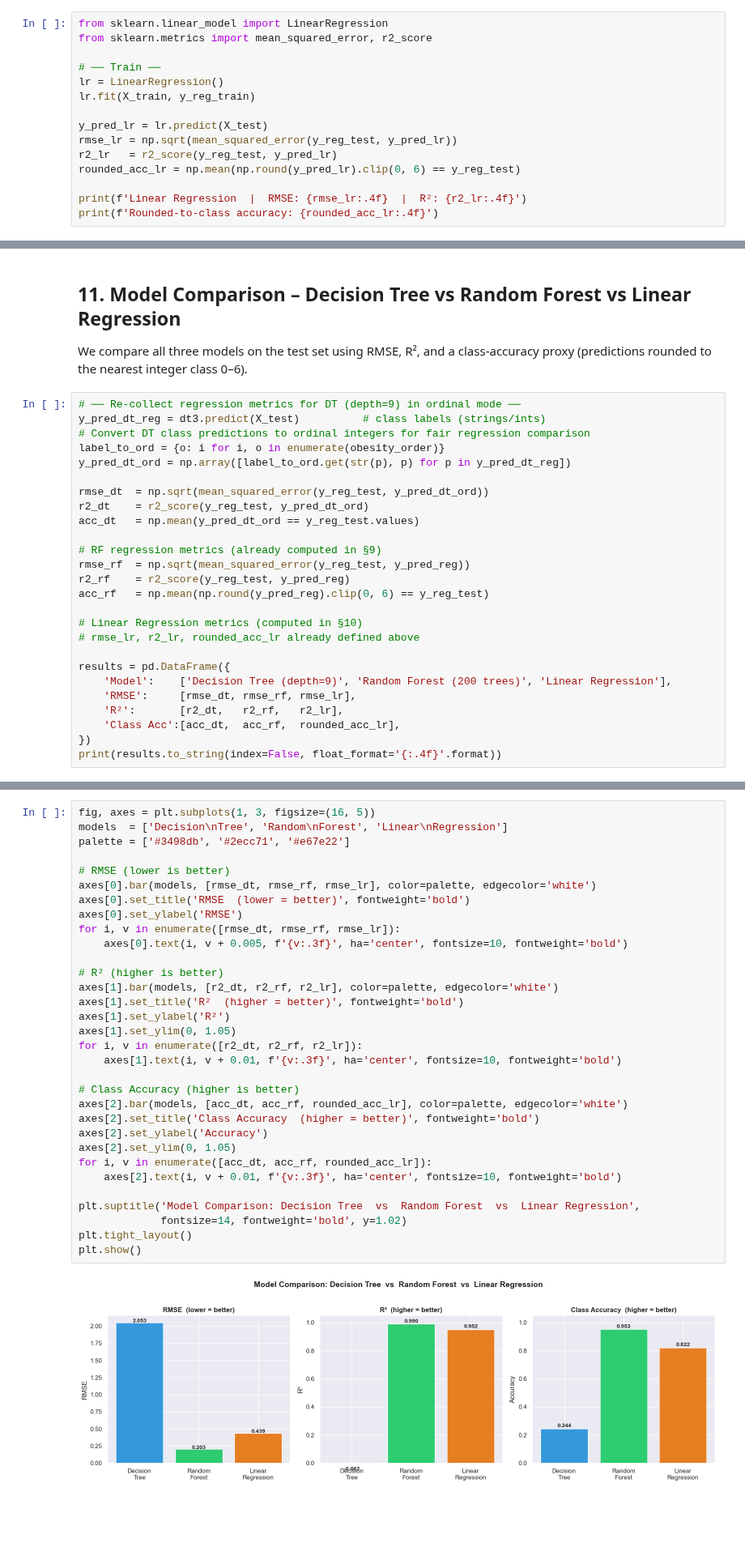
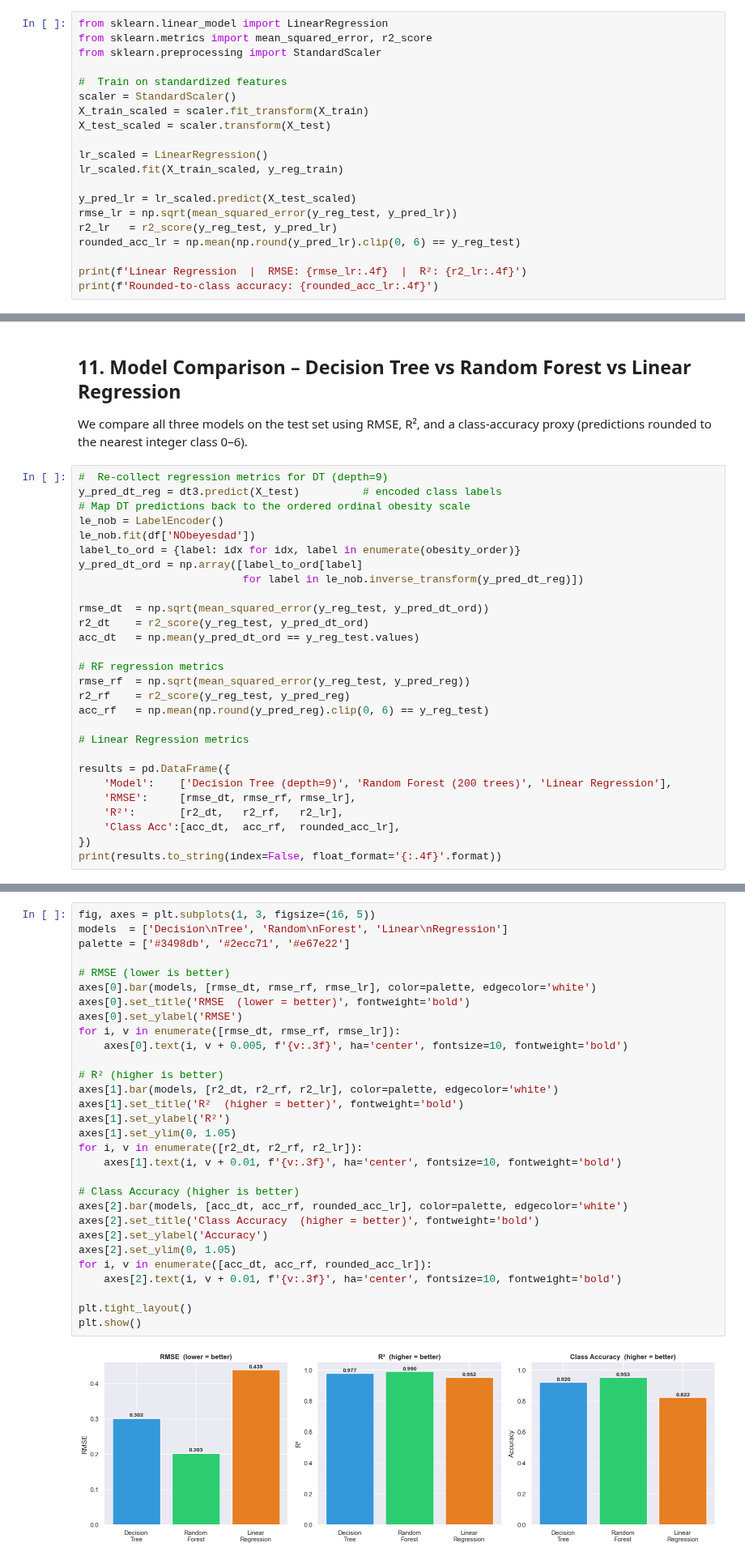
Before and after one commit to iakeehc/obesity-predictor, a Jupyter notebook: obesity_analysis.ipynb, the cells around one changed output, grey strips where cells are left out. Shown at 81% size. Cells and saved outputs as stored; diff of their text form; blank space fills up the shorter version.

```diff
--- a/obesity_analysis.ipynb
+++ b/obesity_analysis.ipynb
@@ -336,12 +336,17 @@ plt.tight_layout(); plt.show()
 # %%
 from sklearn.linear_model import LinearRegression
 from sklearn.metrics import mean_squared_error, r2_score
+from sklearn.preprocessing import StandardScaler
 
-# ── Train ──
-lr = LinearRegression()
-lr.fit(X_train, y_reg_train)
+#  Train on standardized features
+scaler = StandardScaler()
+X_train_scaled = scaler.fit_transform(X_train)
+X_test_scaled = scaler.transform(X_test)
 
-y_pred_lr = lr.predict(X_test)
+lr_scaled = LinearRegression()
+lr_scaled.fit(X_train_scaled, y_reg_train)
+
+y_pred_lr = lr_scaled.predict(X_test_scaled)
 rmse_lr = np.sqrt(mean_squared_error(y_reg_test, y_pred_lr))
 r2_lr   = r2_score(y_reg_test, y_pred_lr)
 rounded_acc_lr = np.mean(np.round(y_pred_lr).clip(0, 6) == y_reg_test)
@@ -400,23 +405,25 @@ plt.tight_layout(); plt.show()
 We compare all three models on the test set using RMSE, R², and a class-accuracy proxy
 (predictions rounded to the nearest integer class 0–6).
 # %%
-# ── Re-collect regression metrics for DT (depth=9) in ordinal mode ──
-y_pred_dt_reg = dt3.predict(X_test)          # class labels (strings/ints)
-# Convert DT class predictions to ordinal integers for fair regression comparison
-label_to_ord = {o: i for i, o in enumerate(obesity_order)}
-y_pred_dt_ord = np.array([label_to_ord.get(str(p), p) for p in y_pred_dt_reg])
+#  Re-collect regression metrics for DT (depth=9)
+y_pred_dt_reg = dt3.predict(X_test)          # encoded class labels
+# Map DT predictions back to the ordered ordinal obesity scale
+le_nob = LabelEncoder()
+le_nob.fit(df['NObeyesdad'])
+label_to_ord = {label: idx for idx, label in enumerate(obesity_order)}
+y_pred_dt_ord = np.array([label_to_ord[label]
+                          for label in le_nob.inverse_transform(y_pred_dt_reg)])
 
 rmse_dt  = np.sqrt(mean_squared_error(y_reg_test, y_pred_dt_ord))
 r2_dt    = r2_score(y_reg_test, y_pred_dt_ord)
 acc_dt   = np.mean(y_pred_dt_ord == y_reg_test.values)
 
-# RF regression metrics (already computed in §9)
+# RF regression metrics
 rmse_rf  = np.sqrt(mean_squared_error(y_reg_test, y_pred_reg))
 r2_rf    = r2_score(y_reg_test, y_pred_reg)
 acc_rf   = np.mean(np.round(y_pred_reg).clip(0, 6) == y_reg_test)
 
-# Linear Regression metrics (computed in §10)
-# rmse_lr, r2_lr, rounded_acc_lr already defined above
+# Linear Regression metrics
 
 results = pd.DataFrame({
     'Model':    ['Decision Tree (depth=9)', 'Random Forest (200 trees)', 'Linear Regression'],
@@ -434,36 +441,34 @@ Random Forest (200 trees) 0.2026  0.9897     0.9527
 fig, axes = plt.subplots(1, 3, figsize=(16, 5))
 models  = ['Decision\nTree', 'Random\nForest', 'Linear\nRegression']
 palette = ['#3498db', '#2ecc71', '#e67e22']
 
 # RMSE (lower is better)
 axes[0].bar(models, [rmse_dt, rmse_rf, rmse_lr], color=palette, edgecolor='white')
 axes[0].set_title('RMSE  (lower = better)', fontweight='bold')
 axes[0].set_ylabel('RMSE')
 for i, v in enumerate([rmse_dt, rmse_rf, rmse_lr]):
     axes[0].text(i, v + 0.005, f'{v:.3f}', ha='center', fontsize=10, fontweight='bold')
 
 # R² (higher is better)
 axes[1].bar(models, [r2_dt, r2_rf, r2_lr], color=palette, edgecolor='white')
 axes[1].set_title('R²  (higher = better)', fontweight='bold')
 axes[1].set_ylabel('R²')
 axes[1].set_ylim(0, 1.05)
 for i, v in enumerate([r2_dt, r2_rf, r2_lr]):
     axes[1].text(i, v + 0.01, f'{v:.3f}', ha='center', fontsize=10, fontweight='bold')
 
 # Class Accuracy (higher is better)
 axes[2].bar(models, [acc_dt, acc_rf, rounded_acc_lr], color=palette, edgecolor='white')
 axes[2].set_title('Class Accuracy  (higher = better)', fontweight='bold')
 axes[2].set_ylabel('Accuracy')
 axes[2].set_ylim(0, 1.05)
 for i, v in enumerate([acc_dt, acc_rf, rounded_acc_lr]):
     axes[2].text(i, v + 0.01, f'{v:.3f}', ha='center', fontsize=10, fontweight='bold')
 
-plt.suptitle('Model Comparison: Decision Tree  vs  Random Forest  vs  Linear Regression',
-             fontsize=14, fontweight='bold', y=1.02)
 plt.tight_layout()
 plt.show()
 # %% [output]
-[figure, old version]
+[figure, new version]
 # %% [markdown]
 ### Summary
 | Model | RMSE ↓ | R² ↑ | Class Acc ↑ | Notes |
```
Also changed, not shown: parts of 4 cells of this notebook.
